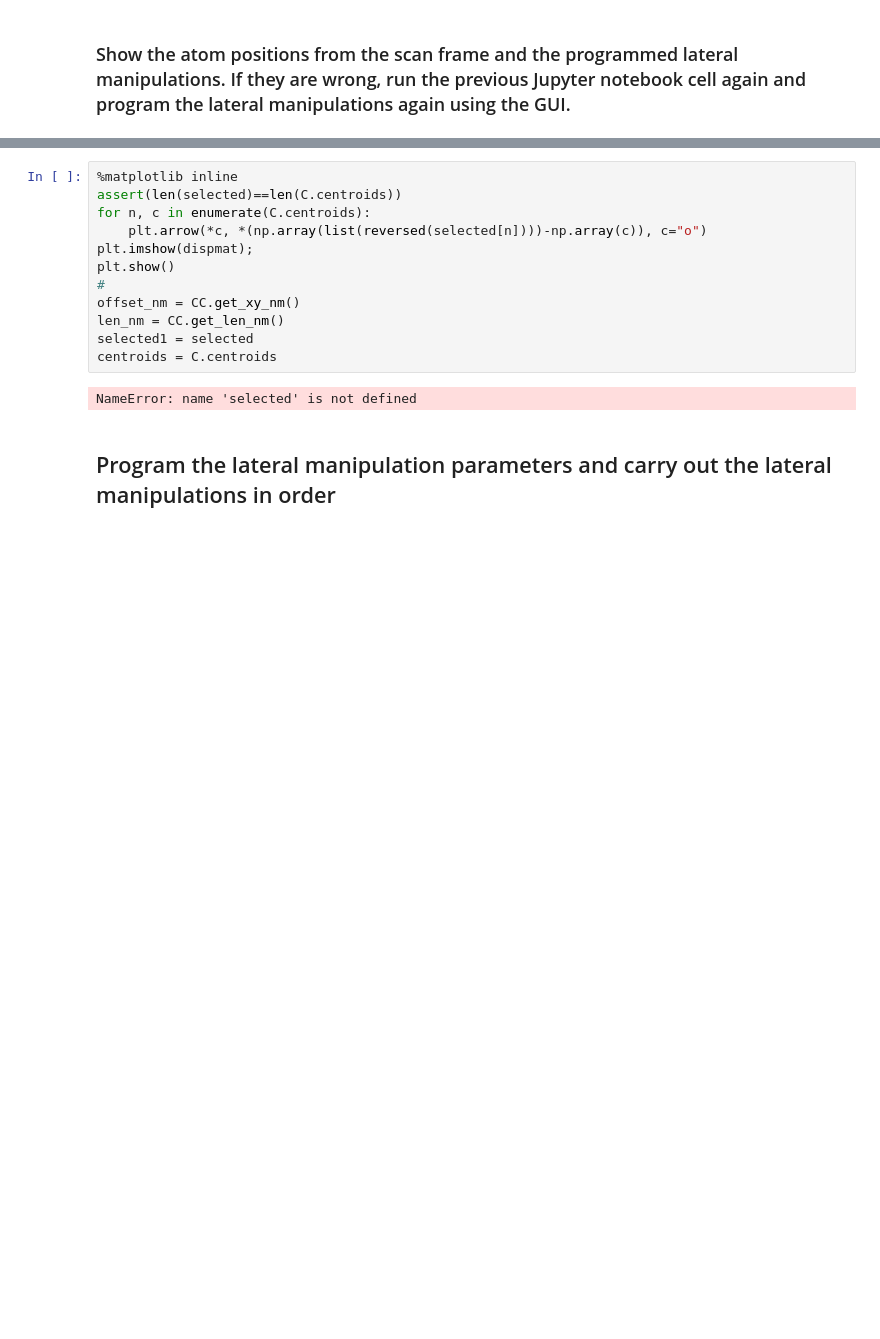
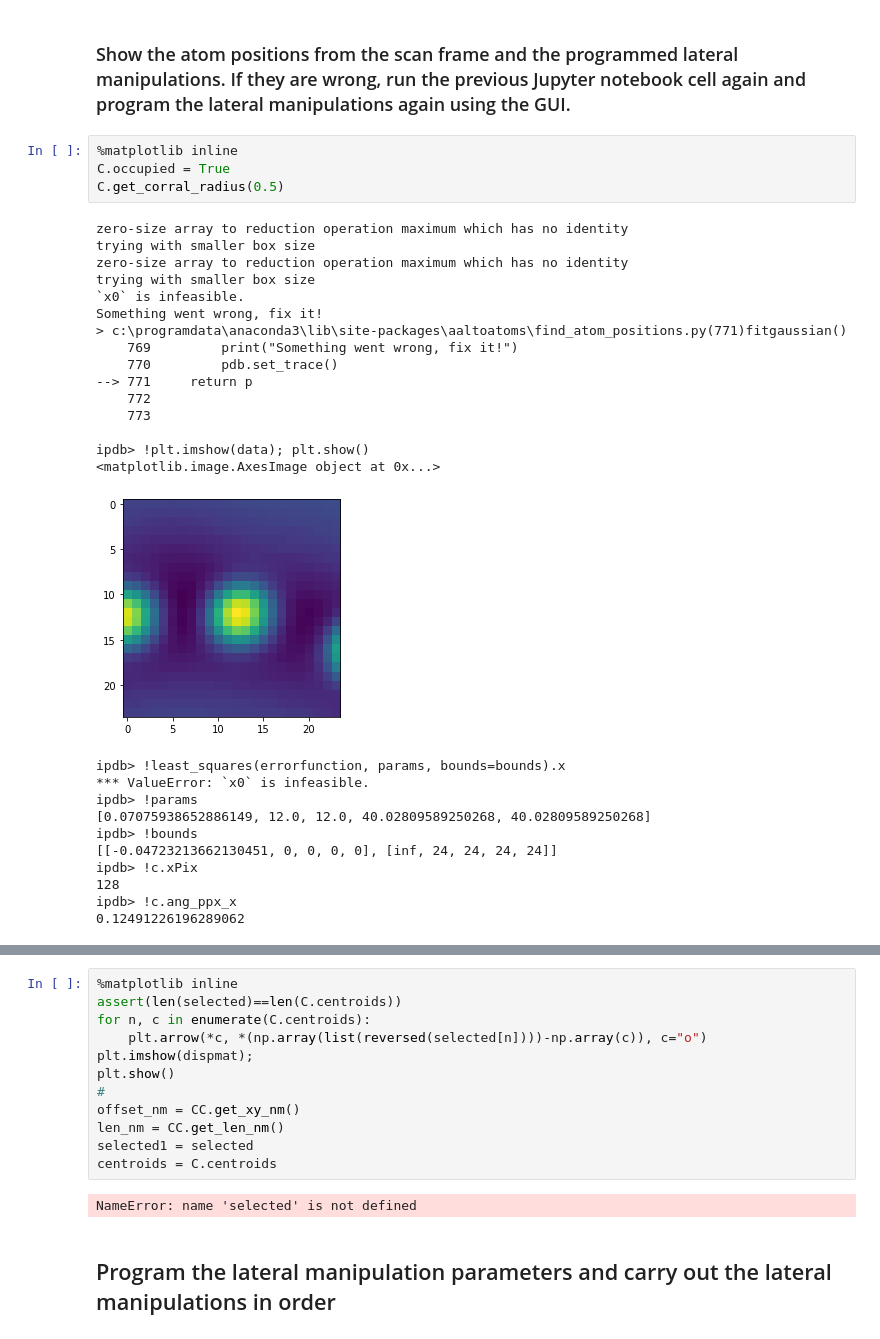
Before and after one commit to abekipnis/Kondo-Aalto, a Jupyter notebook: example_notebooks/GUI2.ipynb, the cells around one changed output, grey strips where cells are left out. Cells and saved outputs as stored; diff of their text form; blank space fills up the shorter version.

```diff
--- a/example_notebooks/GUI2.ipynb
+++ b/example_notebooks/GUI2.ipynb
@@ -83,2 +87,33 @@ NameError: name 'Createc_Controller' is not defined
 # %% [markdown]
 ### Show the atom positions from the scan frame and the programmed lateral manipulations. If they are wrong, run the previous Jupyter notebook cell again and program the lateral manipulations again using the GUI.
+# %%
+%matplotlib inline
+C.occupied = True
+C.get_corral_radius(0.5)
+# %% [output]
+zero-size array to reduction operation maximum which has no identity
+trying with smaller box size
+zero-size array to reduction operation maximum which has no identity
+trying with smaller box size
+`x0` is infeasible.
+Something went wrong, fix it!
+> c:\programdata\anaconda3\lib\site-packages\aaltoatoms\find_atom_positions.py(771)fitgaussian()
+    769         print("Something went wrong, fix it!")
+    770         pdb.set_trace()
+--> 771     return p
+    772
+    773
+
+ipdb> !plt.imshow(data); plt.show()
+<matplotlib.image.AxesImage object at 0x...>
+[figure, added]
+ipdb> !least_squares(errorfunction, params, bounds=bounds).x
+*** ValueError: `x0` is infeasible.
+ipdb> !params
+[0.07075938652886149, 12.0, 12.0, 40.02809589250268, 40.02809589250268]
+ipdb> !bounds
+[[-0.04723213662130451, 0, 0, 0, 0], [inf, 24, 24, 24, 24]]
+ipdb> !c.xPix
+128
+ipdb> !c.ang_ppx_x
+0.12491226196289062
```
Also changed, not shown: parts of 2 cells of this notebook, 1 other file.
